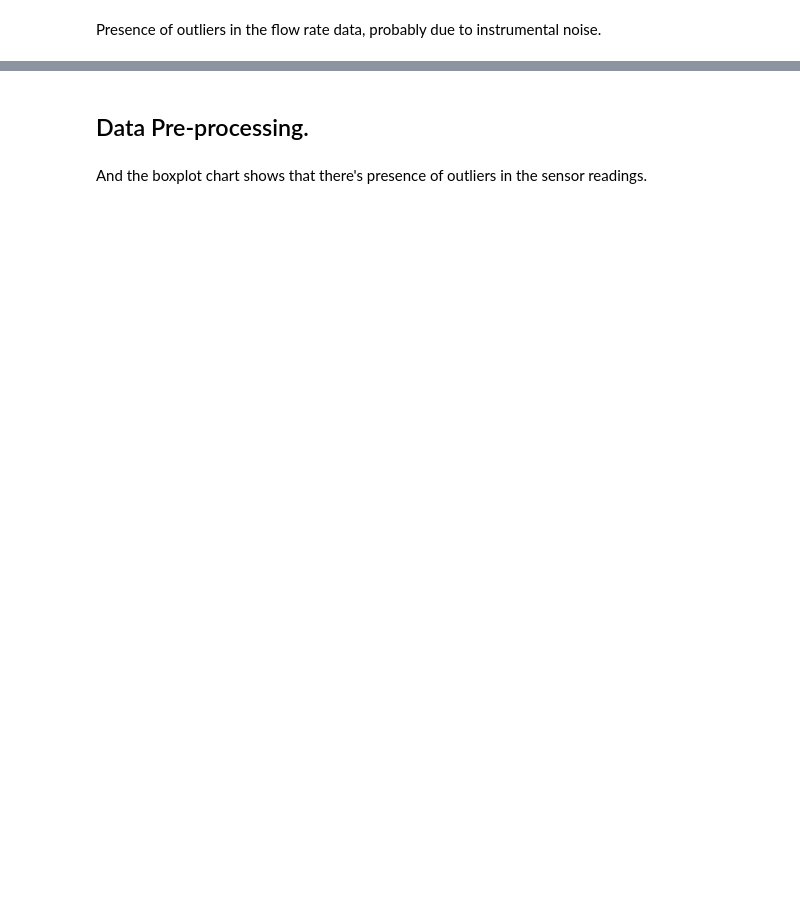
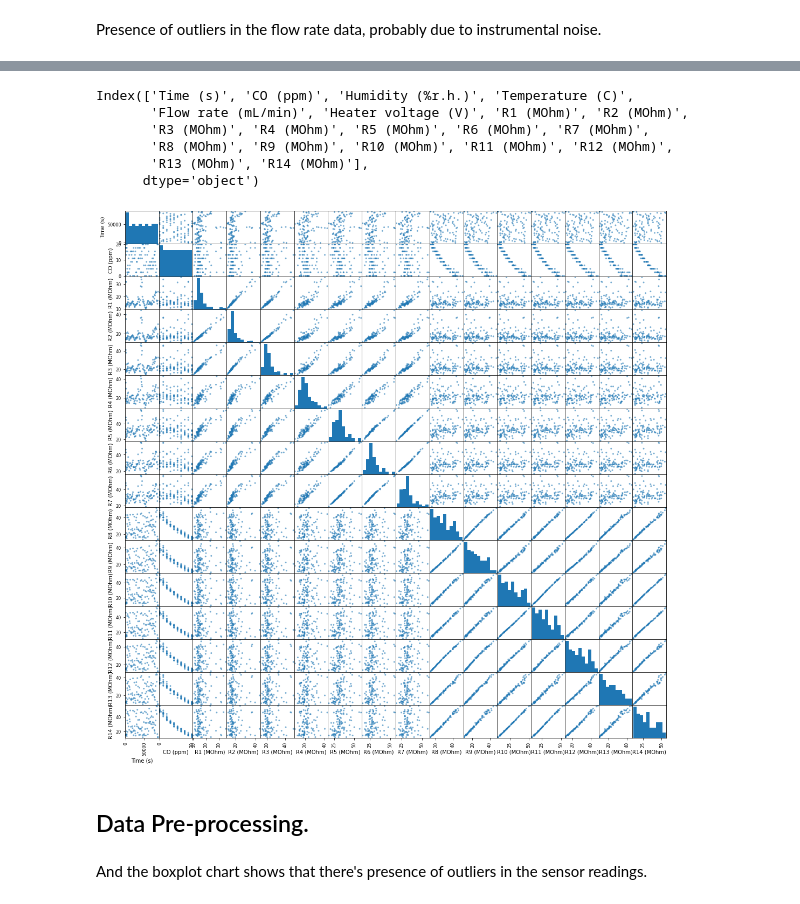
Before and after one commit to alberflor/monoxide-eda, a Jupyter notebook: Monoxide-EDA.ipynb, the cells around one changed output, grey strips where cells are left out. Drawn from its saved outputs; the diff is of its cells as text; code cells hidden in the pictures; blank space fills up the shorter version.

```diff
--- a/Monoxide-EDA.ipynb
+++ b/Monoxide-EDA.ipynb
@@ -114,4 +239,4 @@ df.head(10)
 # %%
 df.set_index('Time (s)', inplace=True)
-resampled = df.resample('45S', label='right').mean()
+resampled = df.resample('15T', label='right').mean()
 resampled.head()
@@ -128,5 +303,18 @@ resampled.plot('Time (s)', 'Flow rate (mL/min)', grid=True)
+# %%
+resampled.columns
+# %% [output]
+Index(['Time (s)', 'CO (ppm)', 'Humidity (%r.h.)', 'Temperature (C)',
+       'Flow rate (mL/min)', 'Heater voltage (V)', 'R1 (MOhm)', 'R2 (MOhm)',
+       'R3 (MOhm)', 'R4 (MOhm)', 'R5 (MOhm)', 'R6 (MOhm)', 'R7 (MOhm)',
+       'R8 (MOhm)', 'R9 (MOhm)', 'R10 (MOhm)', 'R11 (MOhm)', 'R12 (MOhm)',
+       'R13 (MOhm)', 'R14 (MOhm)'],
+      dtype='object')
 # %%
-columns = ['Time (s)', 'CO (ppm)', 'Humidity (%r.h.)', 'Temperature (C)',
-       'Flow rate (mL/min)', 'Heater voltage (V)']
+columns = ['Time (s)', 'CO (ppm)', 'R1 (MOhm)', 'R2 (MOhm)',
+       'R3 (MOhm)', 'R4 (MOhm)', 'R5 (MOhm)', 'R6 (MOhm)', 'R7 (MOhm)',
+       'R8 (MOhm)', 'R9 (MOhm)', 'R10 (MOhm)', 'R11 (MOhm)', 'R12 (MOhm)',
+       'R13 (MOhm)', 'R14 (MOhm)']
 #resampled.columns
-pd.plotting.scatter_matrix(resampled[columns], alpha=0.2, figsize=(12,12));#;
+pd.plotting.scatter_matrix(resampled[columns], alpha=0.6, figsize=(18,18));#;
+# %% [output]
+[figure, added]
```
Also changed, not shown: parts of 20 cells of this notebook.
